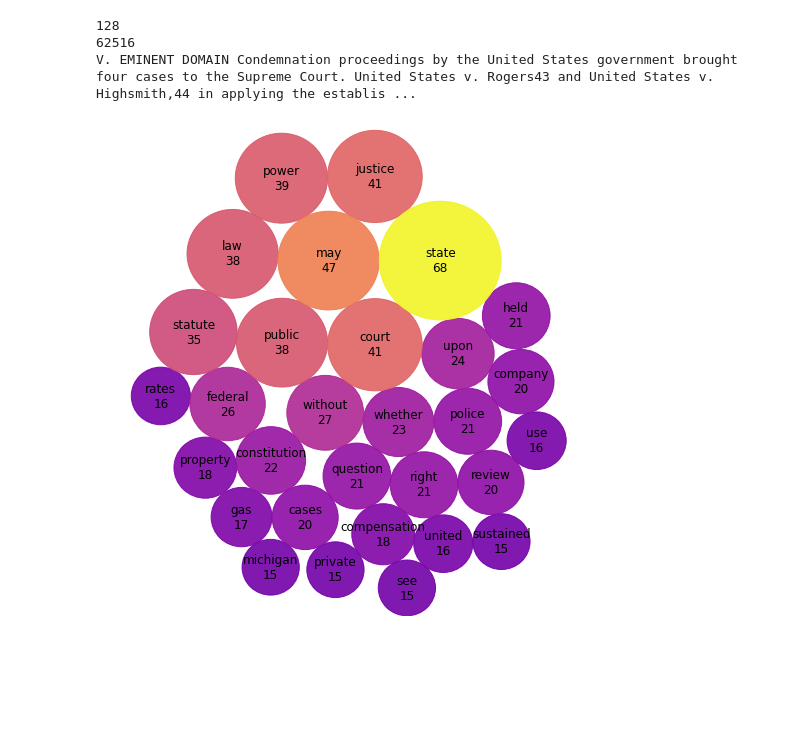
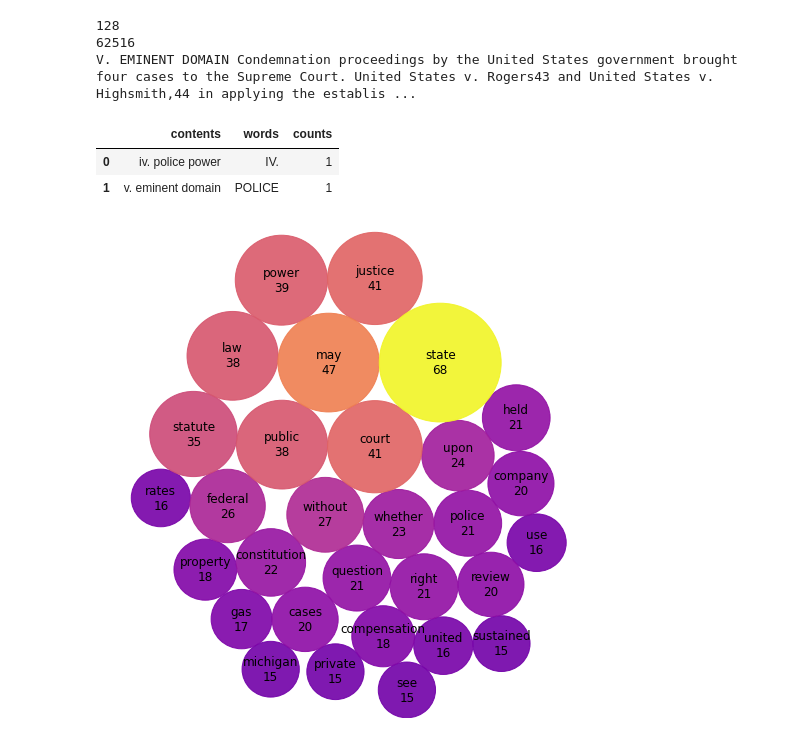
Before and after one commit to kspicer80/jstor_teaching_demo, a Jupyter notebook: jstor_testing_notebook_version_2.ipynb, the cells around one changed output. Saved outputs shown, nothing was run; the diff lists cells and outputs as text; code cells hidden in the pictures; blank space fills up the shorter version.

```diff
--- a/jstor_testing_notebook_version_2.ipynb
+++ b/jstor_testing_notebook_version_2.ipynb
@@ -343,10 +343,17 @@ def get_df(input_text):
 # %%
 combined_sections = section_1.split(' ') + section_2.split(' ')
 
 #print(combined_sections)
 df_section_words = [list(get_df(i)['words'][0:50]) for i in combined_sections]
+df_section_counts = [list(get_df(i)['count'][0:50]) for i in combined_sections]
+df_section_contents = [[x.lower()] * len(y) for x, y in zip(contents, df_section_words)]
 
-df_section_contents = [[x.lower()] * len(y) for x, y in zip(contents, df_section_words)]
+df_cont = pd.DataFrame(zip(sum(df_section_contents, []), sum(df_section_words, []), sum(df_section_counts, [])), columns=['contents', 'words', 'counts'])
+df_cont.head(20)
+# %% [output]
+|  | contents | words | counts |
+| 0 | iv. police power | IV. | 1 |
+| 1 | v. eminent domain | POLICE | 1 |
 # %%
 fig = px.sunburst(df, path=['word'], values='count')
 fig.show()
```
